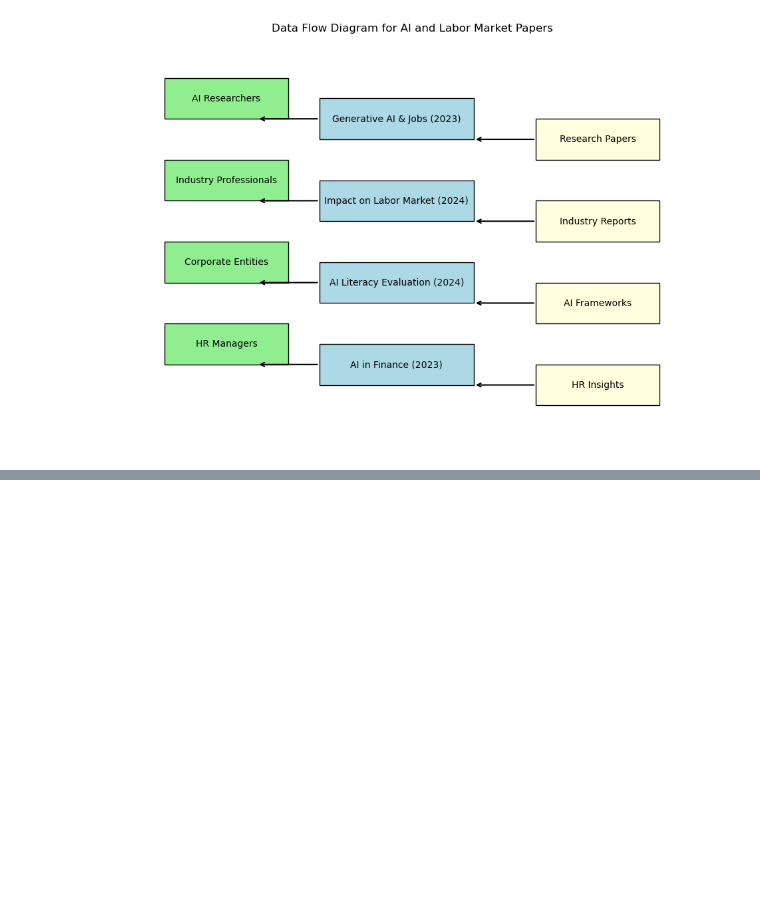
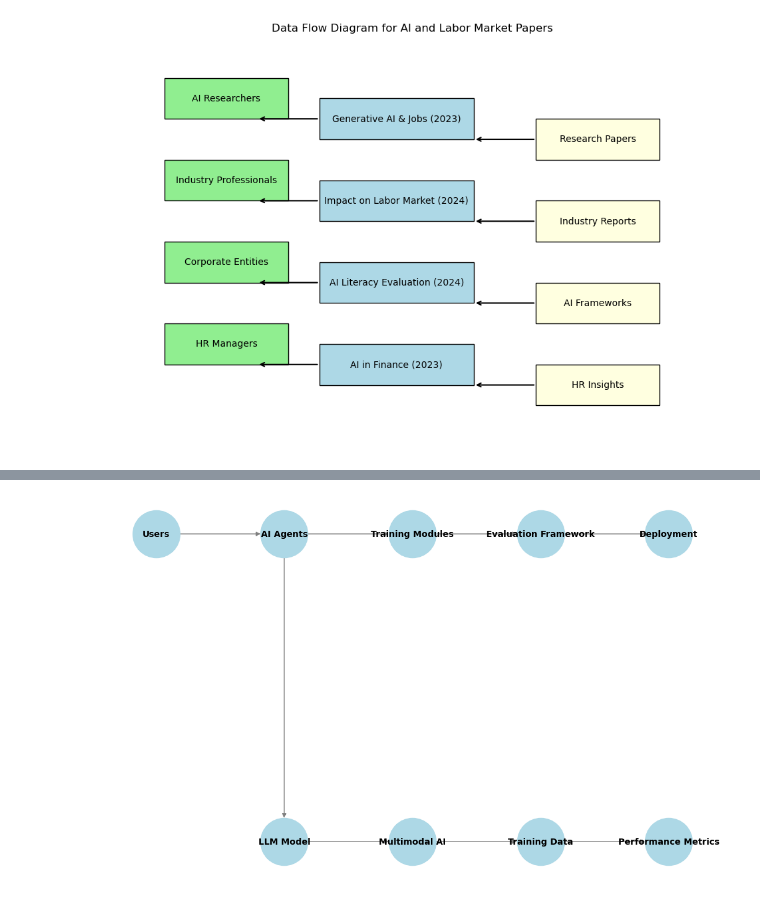
Before and after one commit to Python-Big-Data-Science-NYC/gpt_finance, a Jupyter notebook: training v2.ipynb, the cells around one changed output, grey strips where cells are left out. Drawn from its saved outputs; the diff is of its cells as text; code cells hidden in the pictures; blank space fills up the shorter version.

```diff
--- a/training v2.ipynb
+++ b/training v2.ipynb
@@ -382,0 +444,51 @@ plt.show()
+# %%
+import matplotlib.pyplot as plt
+import networkx as nx
+
+# Create a directed graph
+G = nx.DiGraph()
+
+# Define nodes
+nodes = {
+    "Users": (0, 4),
+    "AI Agents": (2, 4),
+    "Training Modules": (4, 4),
+    "Evaluation Framework": (6, 4),
+    "Deployment": (8, 4),
+    "LLM Model": (2, 2),
+    "Multimodal AI": (4, 2),
+    "Training Data": (6, 2),
+    "Performance Metrics": (8, 2),
+}
+
+# Add nodes to the graph
+for node, pos in nodes.items():
+    G.add_node(node, pos=pos)
+
+# Define edges (connections)
+edges = [
+    ("Users", "AI Agents"),
+    ("AI Agents", "Training Modules"),
+    ("Training Modules", "Evaluation Framework"),
+    ("Evaluation Framework", "Deployment"),
+    ("AI Agents", "LLM Model"),
+    ("LLM Model", "Multimodal AI"),
+    ("Multimodal AI", "Training Data"),
+    ("Training Data", "Performance Metrics"),
+]
+
+# Add edges to the graph
+G.add_edges_from(edges)
+
+# Get positions for nodes
+pos = nx.get_node_attributes(G, 'pos')
+
+# Draw the graph
+plt.figure(figsize=(10, 6))
+nx.draw(G, pos, with_labels=True, node_color="lightblue", edge_color="gray", node_size=3000, font_size=10, font_weight="bold")
+
+# Save as PNG
+plt.savefig("architecture_diagram.png", format="png", dpi=300)
+plt.show()
+# %% [output]
+[figure, added]
```
Also changed, not shown: parts of 15 cells of this notebook, 20 other files.
